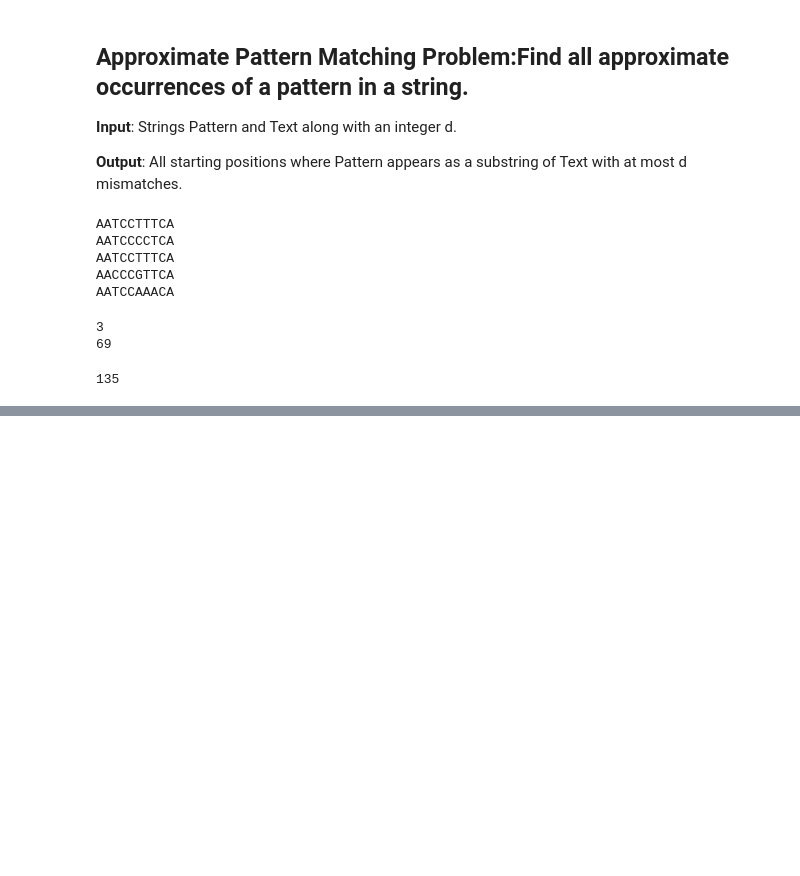
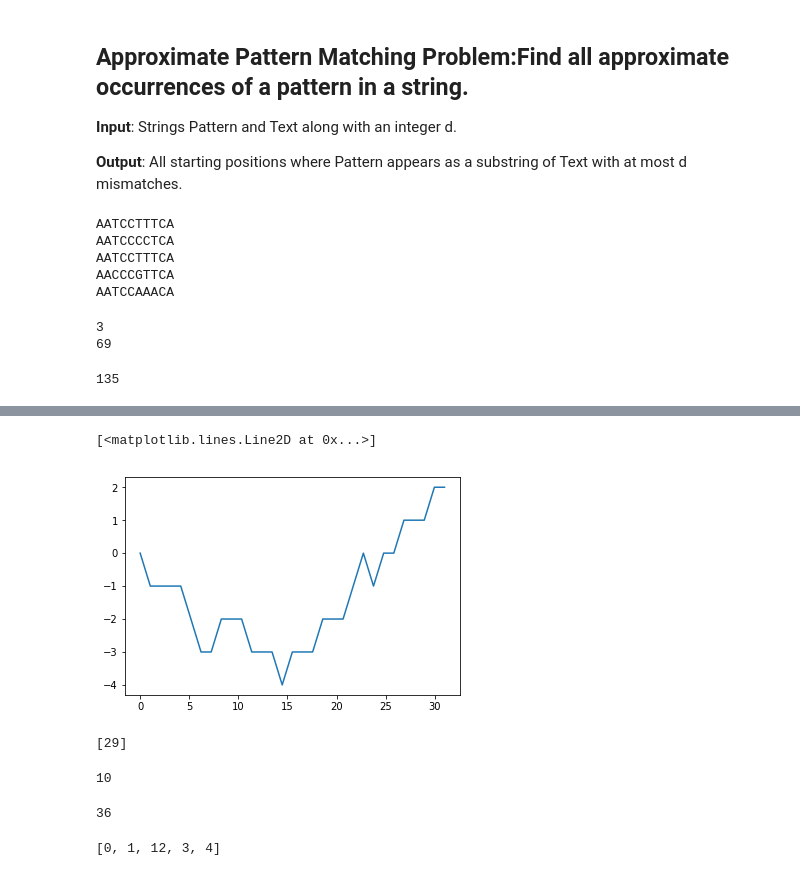
Before and after one commit to zerostwo/python, a Jupyter notebook: Bioinfo/Where_in_the_Genome_Does_Replication_Begin?(Part2).ipynb, the cells around one changed output, grey strips where cells are left out. Cells and saved outputs as stored; diff of their text form; code cells hidden in the pictures; blank space fills up the shorter version.

```diff
--- a/Bioinfo/Where_in_the_Genome_Does_Replication_Begin?(Part2).ipynb
+++ b/Bioinfo/Where_in_the_Genome_Does_Replication_Begin?(Part2).ipynb
@@ -244,0 +320,5 @@ len(Text)
+# %%
+SkewArray_Map("CATTCCAGTACTTCGATGATGGCGTGAAGA")
+# %% [output]
+[<matplotlib.lines.Line2D at 0x...>]
+[figure, added]
@@ -244,0 +330,22 @@ len(Text)
+# %%
+print(MaximumSkew("CATTCCAGTACTTCGATGATGGCGTGAAGA"))
+# %% [output]
+[29]
+# %%
+x=0
+for y in range(0,5):
+    x+=y
+print(x)
+# %% [output]
+10
+# %%
+print(HammingDistance("CTACAGCAATACGATCATATGCGGATCCGCAGTGGCCGGTAGACACACGT", "CTACCCCGCTGCTCAATGACCGGGACTAAAGAGGCGAAGATTATGGTGTG"))
+# %% [output]
+36
+# %%
+a=list(range(5))
+b=a
+a[2]=12
+print(b)
+# %% [output]
+[0, 1, 12, 3, 4]
```
Also changed, not shown: parts of 13 cells of this notebook.
